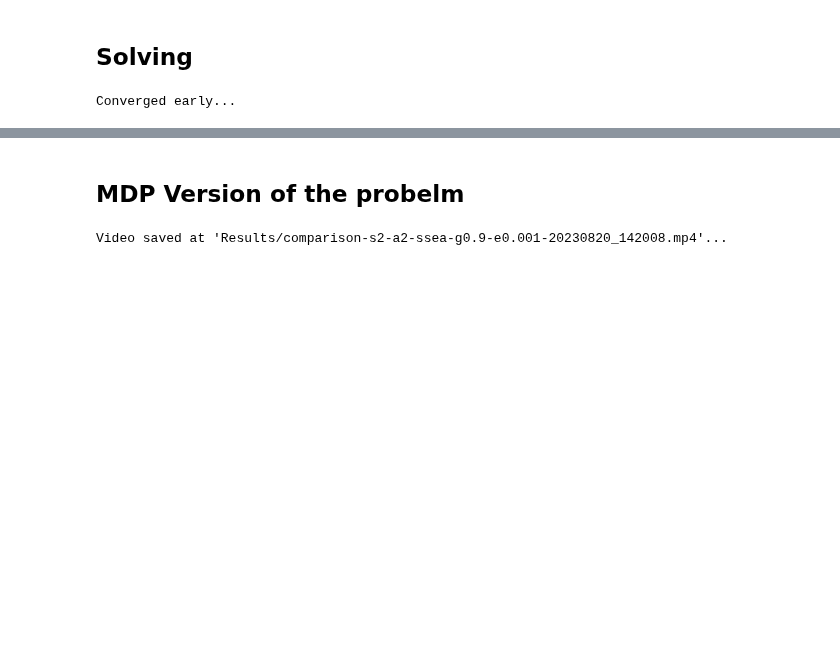
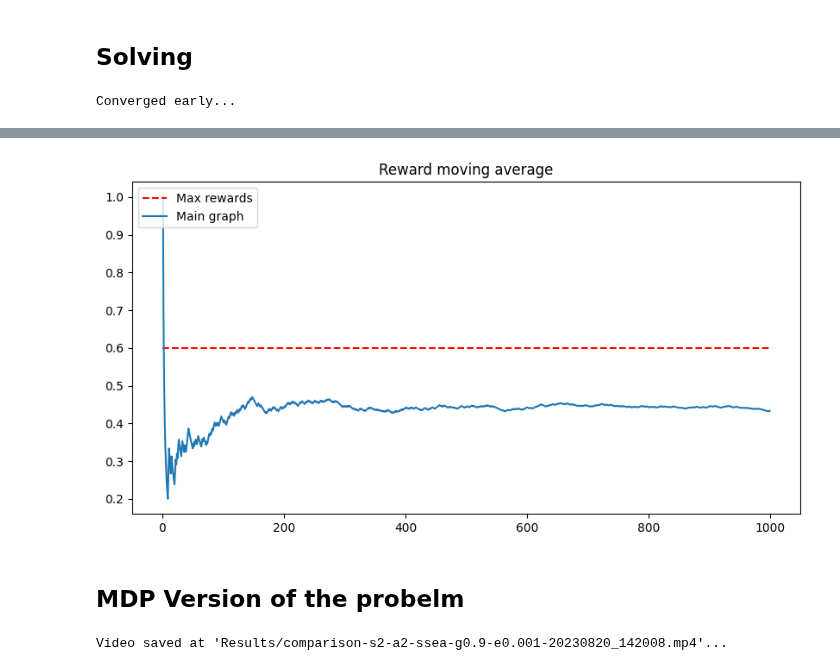
Before and after one commit to PimLb/POMDP_PBVI_Exploration, a Jupyter notebook: Experiments/2S_2A_Symmetrical.ipynb, the cells around one changed output, grey strips where cells are left out. Cells and saved outputs as stored; diff of their text form; code cells hidden in the pictures; blank space fills up the shorter version.

```diff
--- a/Experiments/2S_2A_Symmetrical.ipynb
+++ b/Experiments/2S_2A_Symmetrical.ipynb
@@ -120,3 +133,7 @@ Video saved at 'Results/s2-a2-ssea-g0.9-e0.001-20230820_142008.mp4'...
+# %%
+rewards.plot_moving_average(max_reward=max(REWARD_PROBS))
+# %% [output]
+[figure, added]
 # %% [markdown]
 ## MDP Version of the probelm
 # %%
```
Also changed, not shown: parts of 11 cells of this notebook, 3 other files.
